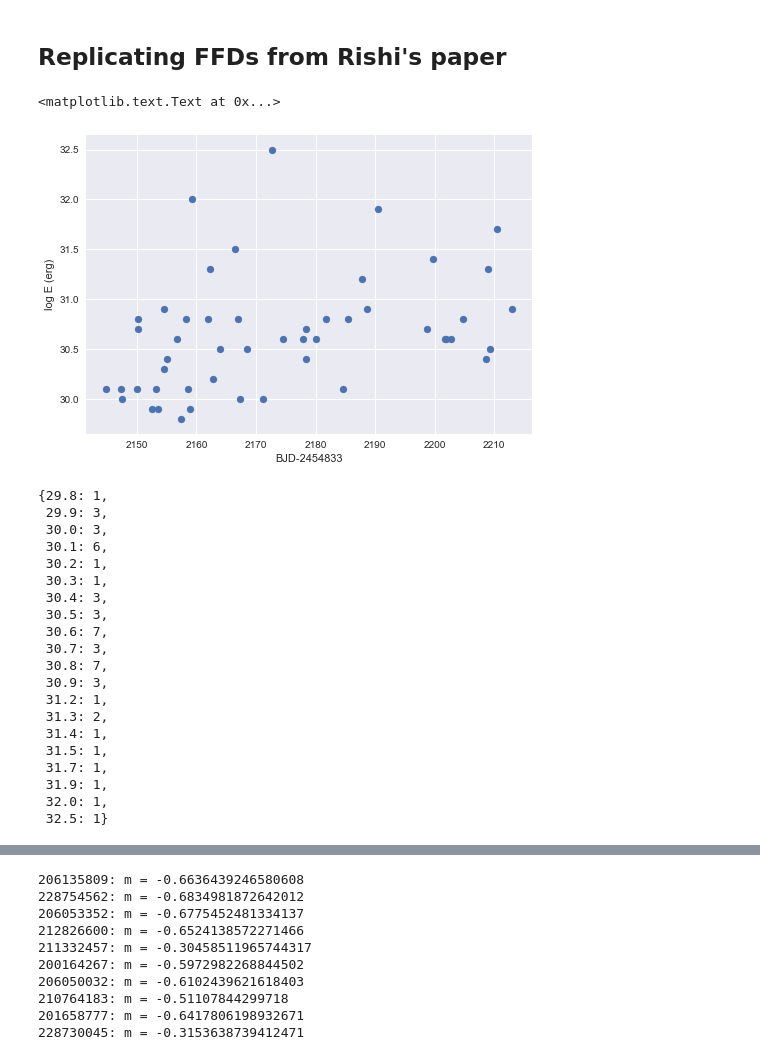
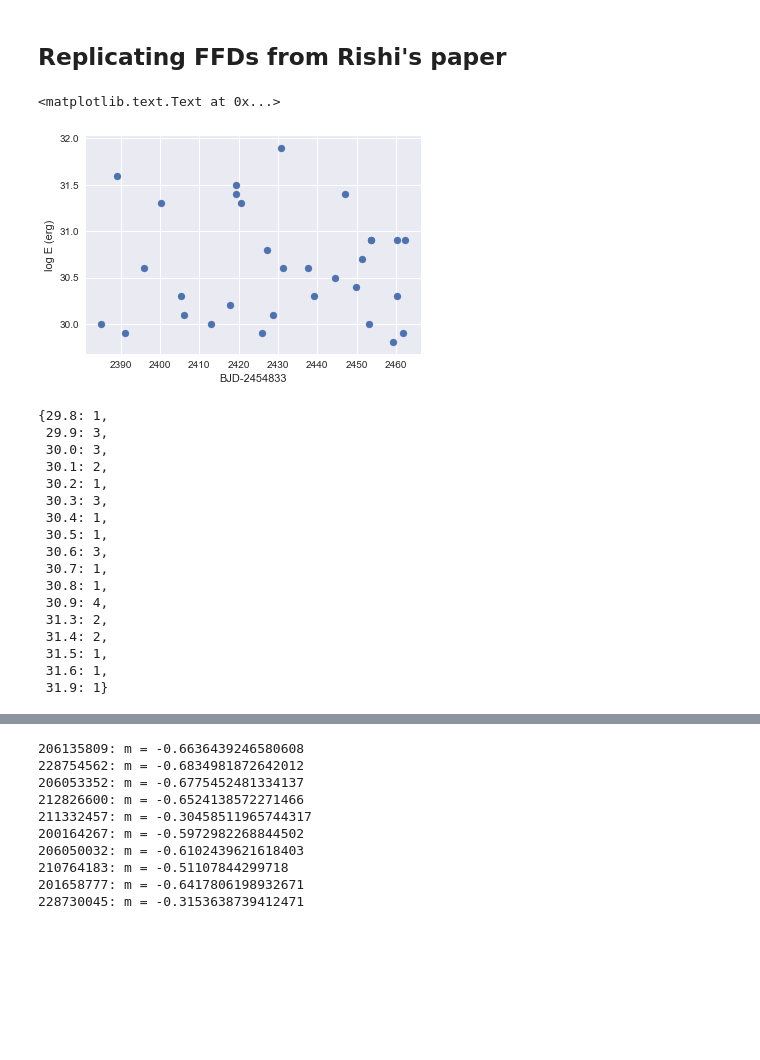
Before and after one commit to RileyWClarke/BiancoGroup, a Jupyter notebook: BiancoSummer2019.ipynb, the cells around one changed output, grey strips where cells are left out. Saved outputs shown, nothing was run; the diff lists cells and outputs as text; code cells hidden in the pictures; blank space fills up the shorter version.

```diff
--- a/BiancoSummer2019.ipynb
+++ b/BiancoSummer2019.ipynb
@@ -11,6 +11,7 @@ from astropy.table import Table
 from astropy.io import fits
 from astropy.stats import LombScargle
 from astropy.stats import sigma_clipped_stats
+from astropy.modeling import powerlaws
 from astropy import constants as const
 from astropy import units as u
 
@@ -21,13 +22,14 @@ import json
 
 #Misc
 from scipy import stats
+from scipy.optimize import curve_fit
 from collections import Counter
 import itertools
 import seaborn as sns
 
 #Making Figures look nice
 plt.rcParams['font.family'] = 'sans-serif'
-plt.rcParams['font.size'] = 18
+plt.rcParams['font.size'] = 22
 # %%
 #From NASA's Exoplanet Archive API:
 url = "https://exoplanetarchive.ipac.caltech.edu/cgi-bin/nstedAPI/nph-nstedAPI?table=k2targets&select=epic_number,k2_dist,k2_teff,k2_rad,k2_mass,k2_bjmag,k2_vjmag,k2_gmag,k2_imag&format=CSV"
@@ -318,5 +320,5 @@ plt.savefig("k2scatter_contour.png")
 # %%
 url = "https://iopscience.iop.org/0004-637X/858/1/55/suppdata/apjaab8fet3_mrt.txt"
 # %%
-data = pd.read_csv(url, sep=" ", skiprows=list(range(18)))
-data.columns = ["EPIC", "Ptime", "Duration", "logE"]
+table3 = pd.read_csv(url, sep=" ", skiprows=list(range(18)))
+table3.columns = ["EPIC", "Ptime", "Duration", "logE"]
@@ -473,16 +475,16 @@ plt.savefig('Figures/ad_map_spec.png')
 # %% [markdown]
 ## Replicating FFDs from Rishi's paper
 # %%
-tar1 = np.where(data['EPIC'] == 206135809)[0]
+tar1 = np.where(data['EPIC'] == 212826600)[0]
 tar1_t = data['Ptime'][tar1]
 tar1_E = data['logE'][tar1]
 
 plt.scatter(tar1_t,tar1_E)
 plt.xlabel('BJD-2454833')
 plt.ylabel('log E (erg)')
 # %% [output]
 <matplotlib.text.Text at 0x...>
-[figure, old version]
+[figure, new version]
 # %%
 c=Counter(tar1_E)
 c = dict(c)
@@ -491,23 +493,20 @@ c
 {29.8: 1,
  29.9: 3,
  30.0: 3,
- 30.1: 6,
+ 30.1: 2,
  30.2: 1,
- 30.3: 1,
- 30.4: 3,
- 30.5: 3,
- 30.6: 7,
- 30.7: 3,
- 30.8: 7,
- 30.9: 3,
- 31.2: 1,
+ 30.3: 3,
+ 30.4: 1,
+ 30.5: 1,
+ 30.6: 3,
+ 30.7: 1,
+ 30.8: 1,
+ 30.9: 4,
  31.3: 2,
- 31.4: 1,
+ 31.4: 2,
  31.5: 1,
- 31.7: 1,
- 31.9: 1,
- 32.0: 1,
- 32.5: 1}
+ 31.6: 1,
+ 31.9: 1}
 # %%
 energies = list(c.keys())
 freqs = list(c.values())
```
Also changed, not shown: parts of 23 cells of this notebook, 7 other files.
